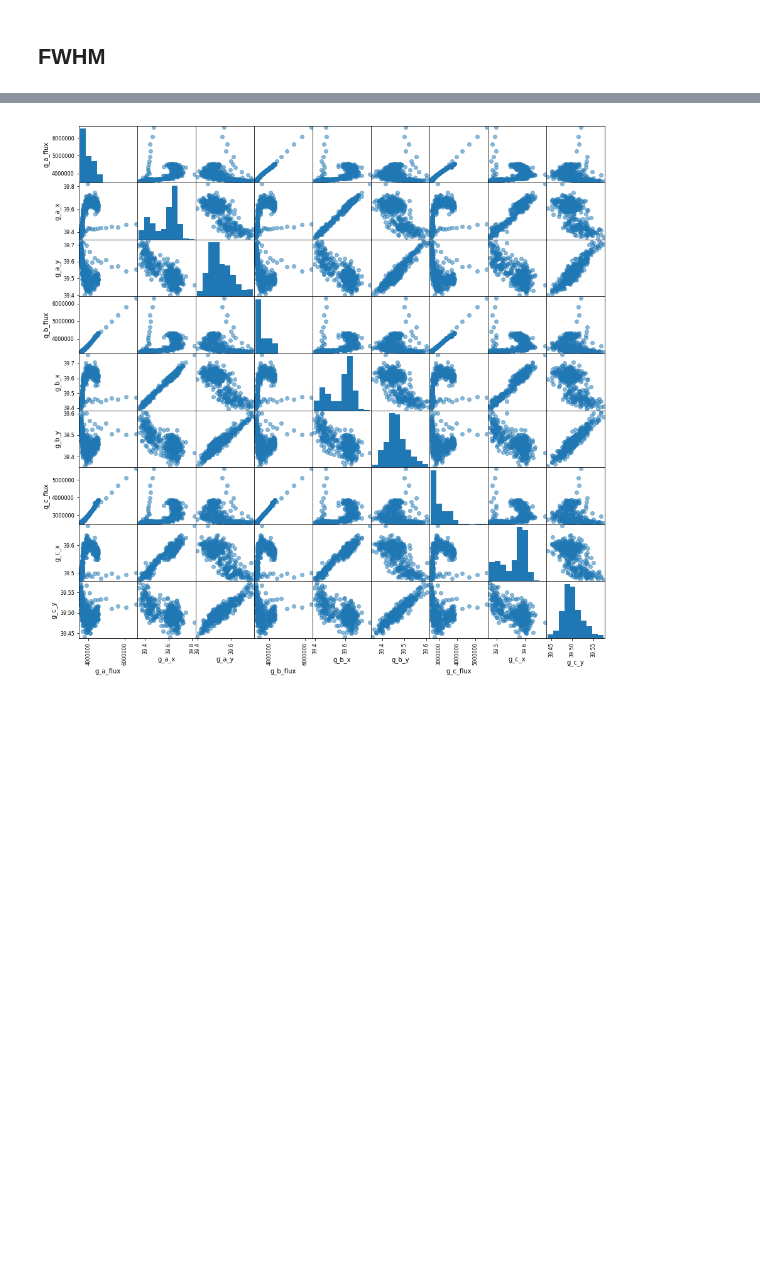
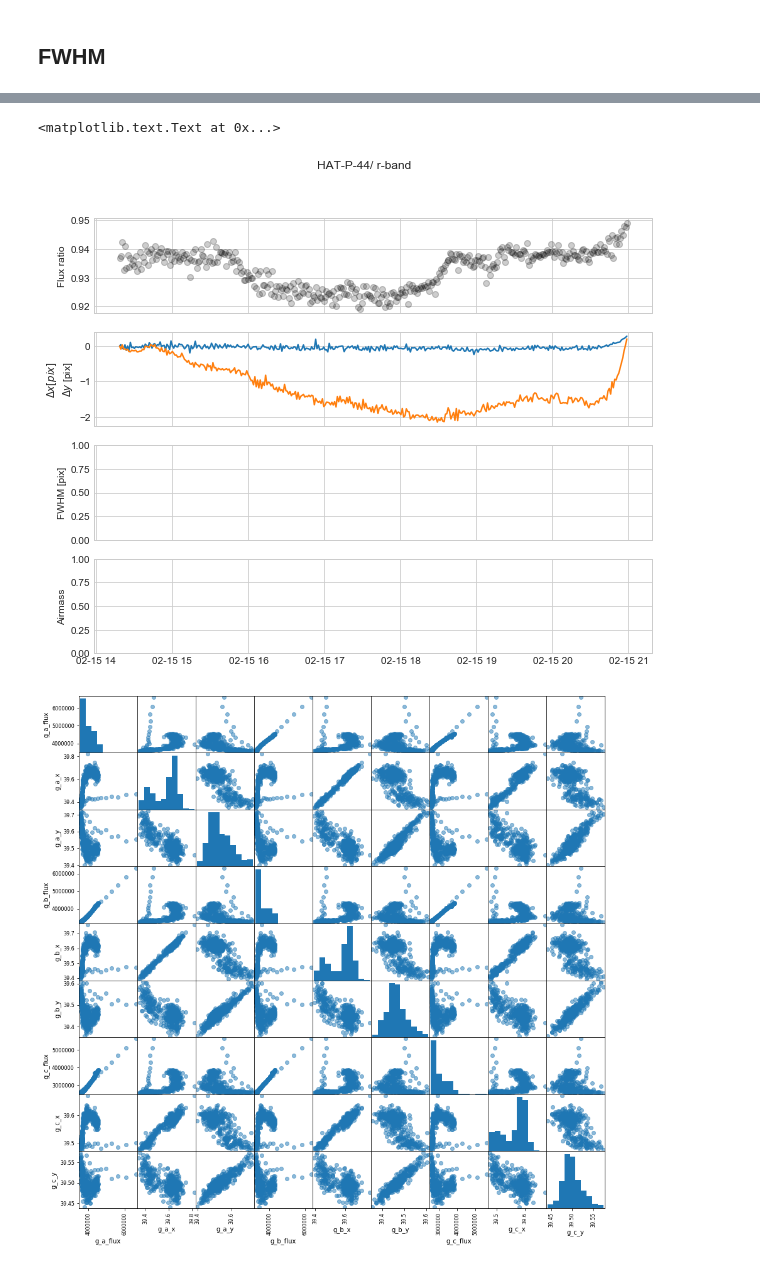
Before and after one commit to jpdeleon/moscatel, a Jupyter notebook: notebook/lightcurve-2.0.ipynb, the cells around one changed output, grey strips where cells are left out. Cells and saved outputs as stored; diff of their text form; code cells hidden in the pictures; blank space fills up the shorter version.

```diff
--- a/notebook/lightcurve-2.0.ipynb
+++ b/notebook/lightcurve-2.0.ipynb
@@ -236,26 +247,31 @@ res = df_phot(target='c', ref='a', df=df, showfig=True)
 # %%
 # from matplotlib import rc
 # rc('font',**{'family':'sans-serif','sans-serif':['Helvetica']})
 # rc('text', usetex=True)
 
 # import matplotlib as mpl
 # mpl.rcParams.update(mpl.rcParamsDefault)
 
 from matplotlib.pyplot import *
 %matplotlib inline
 style.use('seaborn-whitegrid')
 
 #details = '{0} rad={1} targetID={2} compIDs={3}'.format(mgd, radius, targetID, compIDs)
 fig, ax = plt.subplots(nrows=4, ncols=1, figsize=(10,8), sharex=True)
-y= df['r_b_flux'] / df['r_a_flux']
-ax[0].plot(df.index,y, color='k', marker='o', linestyle='none')
+y= df['z_b_flux'] / df['z_a_flux']
+ax[0].plot(df.index,y, color='k', marker='o', linestyle='none', alpha=0.1)
+ax[0].plot(df.index,y, color='k', marker='o', linestyle='none', alpha=0.1)
 ax[0].set_ylabel('Flux ratio')
-ax[1].plot(df.index, df['r_a_x'])
-ax[1].plot(df.index, df['r_a_y'])
-ax[1].set_ylabel('$\Delta x \n \Delta y$')
+ax[1].plot(df.index, df['z_a_x']-df['z_a_x'][0])
+ax[1].plot(df.index, df['z_a_y']-df['z_a_y'][0])
+ax[1].set_ylabel(r'$\Delta x [pix]''$\n$'r'\Delta y$ [pix]')
 plt.suptitle('HAT-P-44/ r-band')
-ax[2]
+ax[2].set_ylabel('FWHM [pix]')
+ax[3].set_ylabel('Airmass')
 #fig.tight_layout()
+# %% [output]
+<matplotlib.text.Text at 0x...>
+[figure, added]
 # %%
 from pandas.tools.plotting import scatter_matrix
 
```
Also changed, not shown: parts of 6 cells of this notebook, 8 other files.
